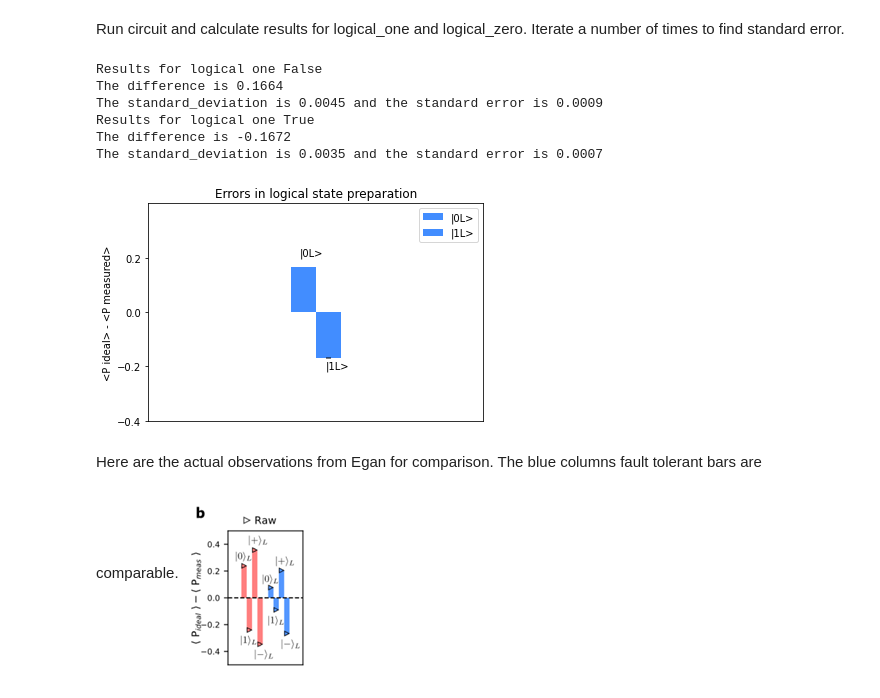
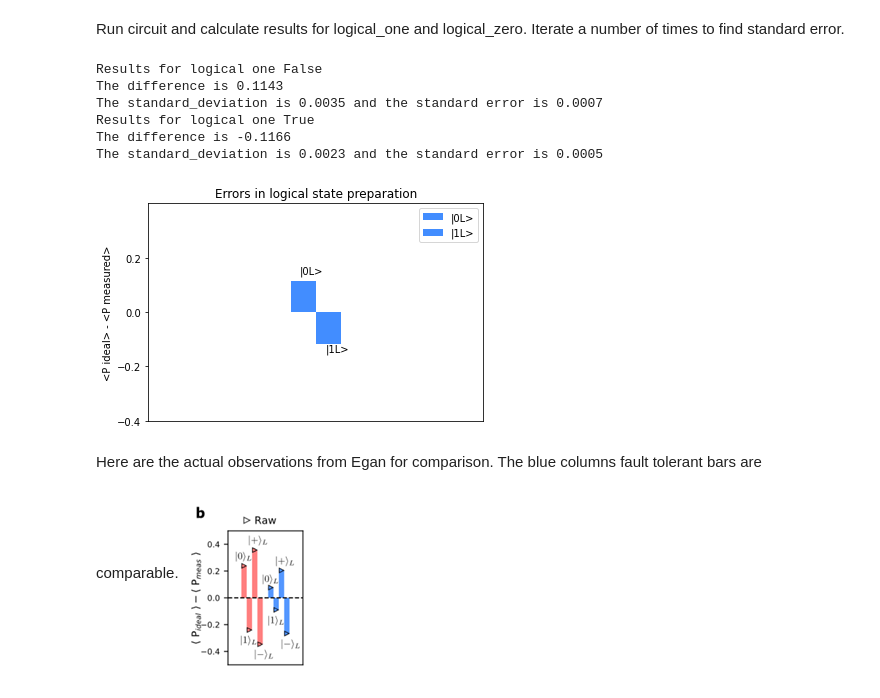
Before and after one commit to goldsmdn/SteaneCode, a Jupyter notebook: Bacon_Shor_1.ipynb, the cells around one changed output. Cells and saved outputs as stored; diff of their text form; code cells hidden in the pictures.

```diff
--- a/Bacon_Shor.ipynb
+++ b/Bacon_Shor_1.ipynb
@@ -65,7 +67,7 @@ NOISE = True                             #Test with noise
 SHOTS = 10000                            #Number of shots to run
 MEASURE_NOISE = 0.0046                   #Measurement noise not relevant
 SINGLE_GATE_DEPOLARISING = 0.000366      #Single gate noise
-TWO_GATE_DEPOLARISING = 0.0204           #Two gate noise
+TWO_GATE_DEPOLARISING = 0.011            #Two gate noise
 
 SIMULATOR = Aer.get_backend('qasm_simulator')
 # %% [markdown]
@@ -123,11 +125,11 @@ for logical_one in [False, True]:
     print(f'The standard_deviation is {standard_deviation:.4f} and the standard error is {standard_error:.4f}')
 # %% [output]
 Results for logical one False
-The difference is 0.1664
-The standard_deviation is 0.0045 and the standard error is 0.0009
+The difference is 0.1143
+The standard_deviation is 0.0035 and the standard error is 0.0007
 Results for logical one True
-The difference is -0.1672
-The standard_deviation is 0.0035 and the standard error is 0.0007
+The difference is -0.1166
+The standard_deviation is 0.0023 and the standard error is 0.0005
 # %%
 #graph constants
 YMIN = -0.4
@@ -138,35 +140,35 @@ XMAX = 0.2
 SIZE = 20
 
 x = np.arange(len(labels_graph))  # the bar locations
 width = 0.03  # the width of the bars
 bar_width = 5 #width of error bars
 
 fig, ax = plt.subplots()
 rects0 = ax.bar(x - width/2, values_graph[0], width, label = labels_graph[0],
                 color = '#428dff')
 rects1 = ax.bar(x + width/2, values_graph[1], width, label = labels_graph[1],
                 color = '#428dff')
 plt.errorbar(-width/2, values_graph[0], xerr = 0, yerr = standard_error_graph[0],
              color = 'black', fmt = 'none', elinewidth = bar_width)
 plt.errorbar( width/2, values_graph[1], xerr = 0, yerr = standard_error_graph[1],
              color = 'black', fmt = 'none', elinewidth = bar_width)
 
 ax.set_ylabel('<P ideal> - <P measured>')
 ax.set_title('Errors in logical state preparation')
 ax.legend()
 plt.ylim(YMIN, YMAX)
 plt.yticks(np.arange(YMIN, YMAX, YTICK))
 plt.xlim(XMIN, XMAX)
 ax.axes.xaxis.set_ticks([])
 
 # print labels on top of or on bottom of bars
 for i in range(len(labels_graph)):
     plt.text(x = i * width - 1.25 * width/2, y = 1.25 * values_graph[i], s = labels_graph[i], size = 10)
 
-fname = "Bacon_Shor_errors_in_logical_state_graph.png"
+fname = "Bacon_Shor_errors_in_logical_state_graph1.png"
 plt.savefig(fname)
 # %% [output]
-[figure, old version]
+[figure, new version]
 # %% [markdown]
 Here are the actual observations from Egan for comparison.  The blue columns fault tolerant bars are comparable.
 ![Egan%20Figure%202b%20v2.png](attachment:Egan%20Figure%202b%20v2.png)
```
Also changed, not shown: parts of 4 cells of this notebook, 1 other file.
